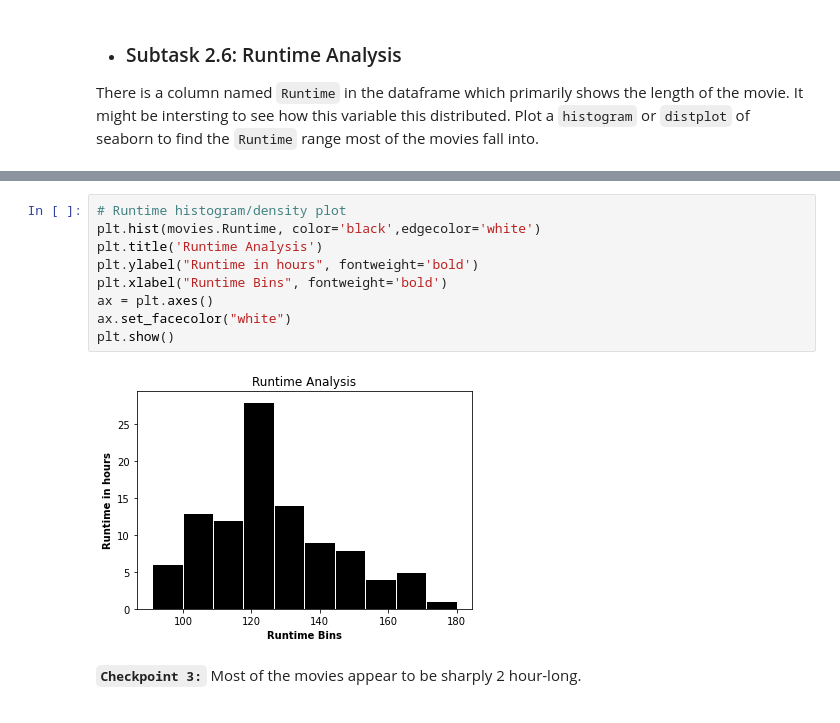
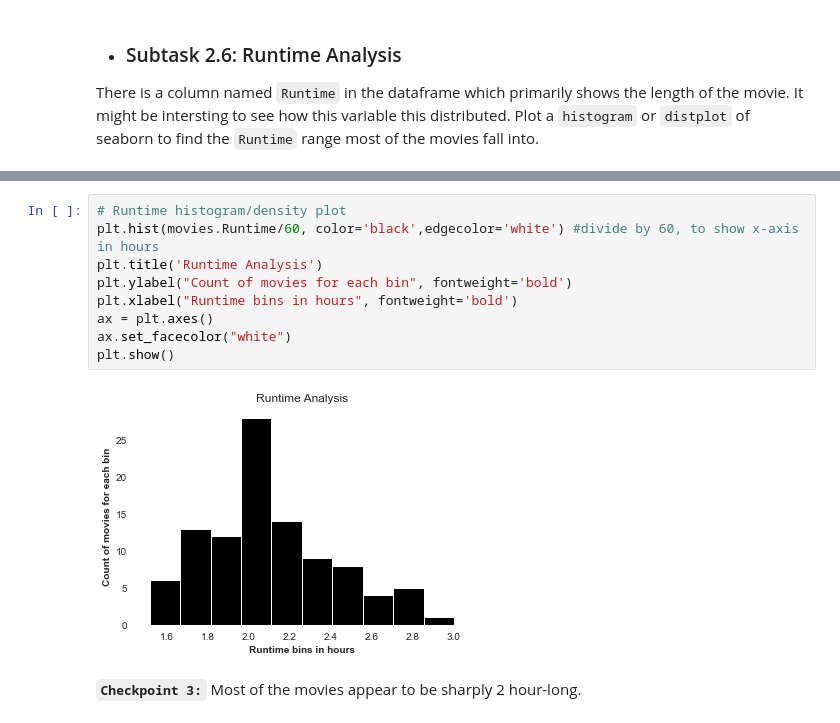
Before and after one commit to sushma3690/UP_1, a Jupyter notebook: IMDb+Movie+Assignment_stub_2.ipynb, the cells around one changed output, grey strips where cells are left out. Saved outputs shown, nothing was run; the diff lists cells and outputs as text.

```diff
--- a/IMDb+Movie+Assignment_stub_2.ipynb
+++ b/IMDb+Movie+Assignment_stub_2.ipynb
@@ -335,14 +281,14 @@ Name: Runtime, Length: 100, dtype: int64
 # %%
 # Runtime histogram/density plot
-plt.hist(movies.Runtime, color='black',edgecolor='white')
+plt.hist(movies.Runtime/60, color='black',edgecolor='white') #divide by 60, to show x-axis in hours
 plt.title('Runtime Analysis')
-plt.ylabel("Runtime in hours", fontweight='bold')
-plt.xlabel("Runtime Bins", fontweight='bold')
+plt.ylabel("Count of movies for each bin", fontweight='bold')
+plt.xlabel("Runtime bins in hours", fontweight='bold')
 ax = plt.axes()
 ax.set_facecolor("white")
 plt.show()
 # %% [output]
-[figure, old version]
+[figure, new version]
 # %% [markdown]
 **`Checkpoint 3:`** Most of the movies appear to be sharply 2 hour-long.
 # %% [markdown]
```
Also changed, not shown: parts of 24 cells of this notebook.
